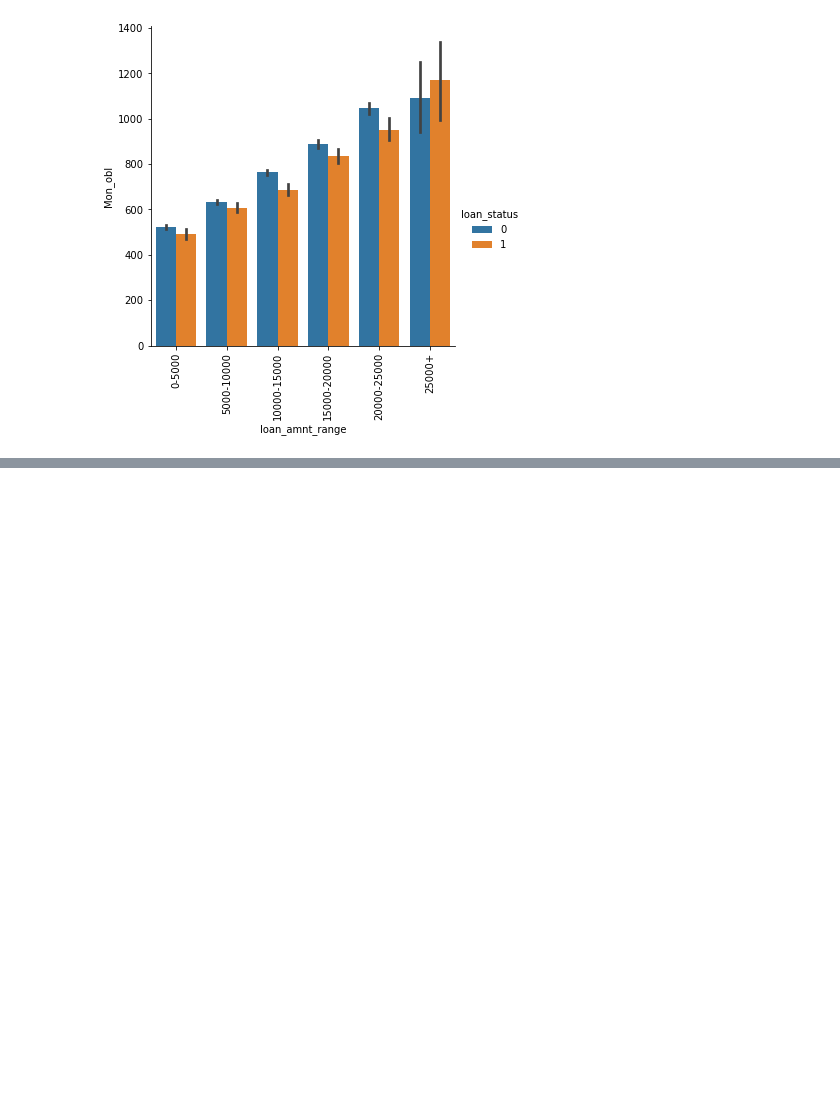
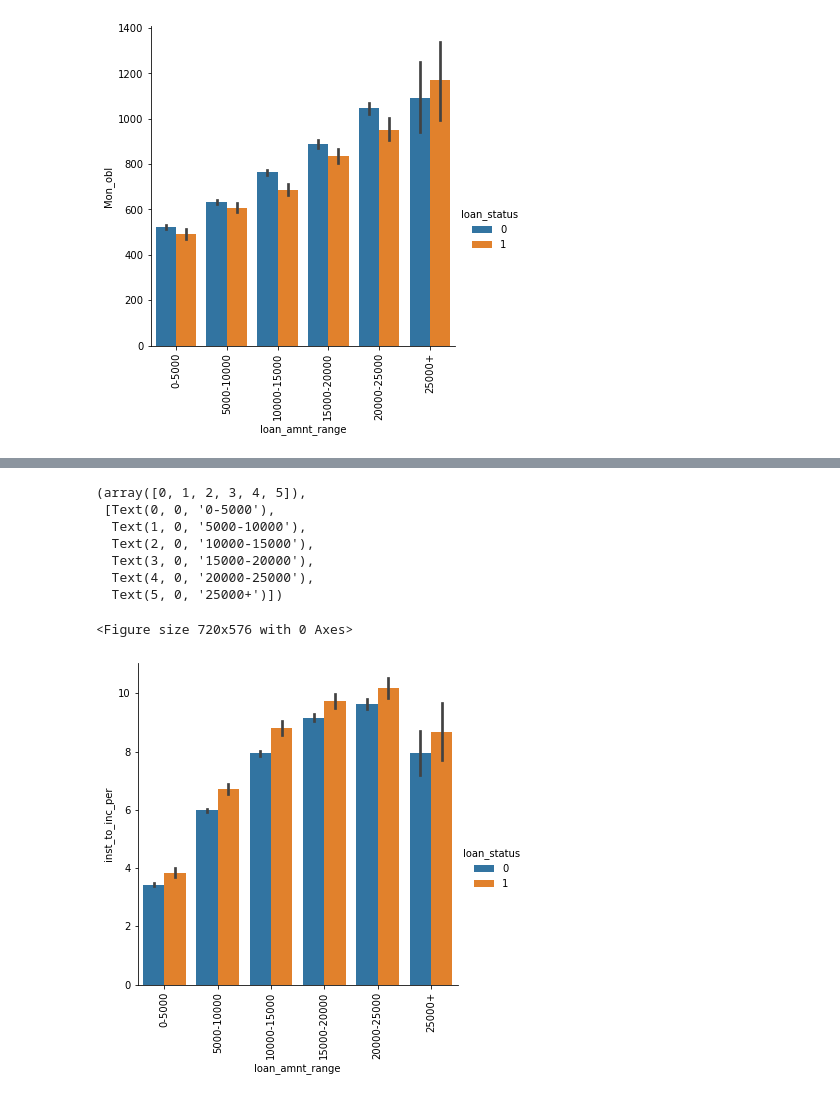
Before and after one commit to deepakkalarikkal/LendingClub, a Jupyter notebook: LendingClubCaseStudy.ipynb, the cells around one changed output, grey strips where cells are left out. Drawn from its saved outputs; the diff is of its cells as text; code cells hidden in the pictures; blank space fills up the shorter version.

Commit message:
data cleaning and univariate analysis in progress 9/02

```diff
--- a/LendingClubCaseStudy.ipynb
+++ b/LendingClubCaseStudy.ipynb
@@ -1394,0 +1378,14 @@ plt.xticks(rotation=90)
+# %%
+plt.figure(figsize=(10, 8))
+sns.catplot(x='loan_amnt_range',y='inst_to_inc_per', data=mod_df, hue='loan_status',kind="bar")
+plt.xticks(rotation=90)
+# %% [output]
+(array([0, 1, 2, 3, 4, 5]),
+ [Text(0, 0, '0-5000'),
+  Text(1, 0, '5000-10000'),
+  Text(2, 0, '10000-15000'),
+  Text(3, 0, '15000-20000'),
+  Text(4, 0, '20000-25000'),
+  Text(5, 0, '25000+')])
+<Figure size 720x576 with 0 Axes>
+[figure, added]
```
Also changed, not shown: parts of 93 cells of this notebook.
